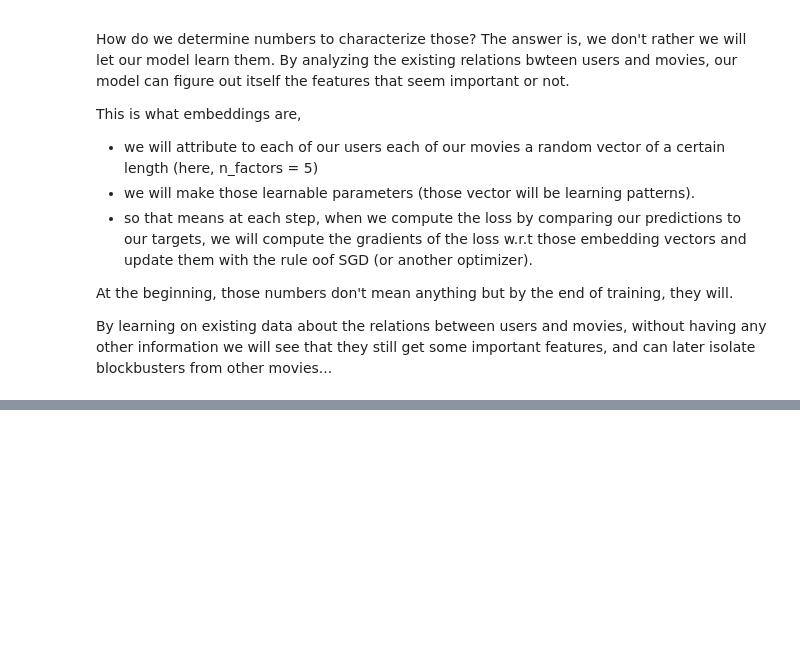
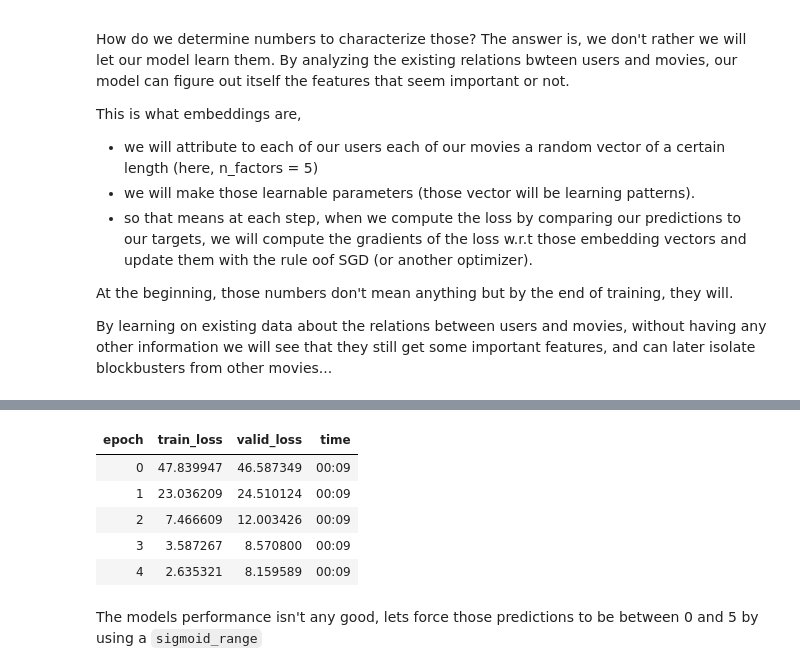
Before and after one commit to ashikshafi08/Learning-Fastai, a Jupyter notebook: Chapters Notebooks/Collaborative_Filtering.ipynb, the cells around one changed output, grey strips where cells are left out. Drawn from its saved outputs; the diff is of its cells as text; code cells hidden in the pictures; blank space fills up the shorter version.

```diff
--- a/Chapters Notebooks/Collaborative_Filtering.ipynb
+++ b/Chapters Notebooks/Collaborative_Filtering.ipynb
@@ -255,0 +260,36 @@ By learning on existing data about the relations between users and movies, witho
+# %%
+# Building the DotProduct from scratch
+class DotProduct(nn.Module):
+
+  def __init__(self , n_users,  n_movies , n_factors):
+    super(DotProduct , self).__init__()
+
+    self.user_factors = nn.Embedding(n_users, n_factors)
+    self.movie_factors = nn.Embedding(n_movies , n_factors)
+
+  # The forward method (which defines the model)
+  def forward(self , x):
+    users = self.user_factors(x[: , 0]) # indexing the user ids
+    movies = self.movie_factors(x[: , 1]) # indexing the movie ids
+    return (users*movies).sum(dim = 1)
+# %%
+model = DotProduct(n_users , n_movies , n_factors= 50)
+
+
+# Taking a batch of the dataloaders
+x , y = dls.one_batch()
+# %%
+# Creating a learner out of the model we've created
+learn = Learner(dls , model , loss_func = MSELossFlat())
+# %%
+# Training for 5 epochs
+learn.fit_one_cycle(5 , 5e-3)
+# %% [output]
+| epoch | train_loss | valid_loss | time |
+| 0 | 47.839947 | 46.587349 | 00:09 |
+| 1 | 23.036209 | 24.510124 | 00:09 |
+| 2 | 7.466609 | 12.003426 | 00:09 |
+| 3 | 3.587267 | 8.570800 | 00:09 |
+| 4 | 2.635321 | 8.159589 | 00:09 |
+# %% [markdown]
+The models performance isn't any good, lets force those predictions to be between 0 and 5 by using a `sigmoid_range`
```
Also changed, not shown: parts of 8 cells of this notebook.
